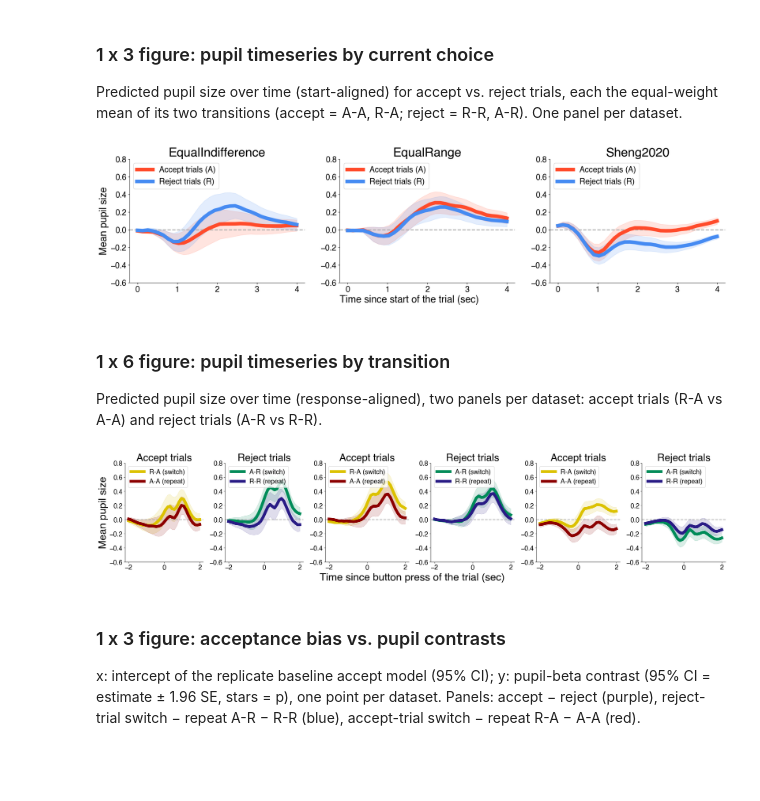
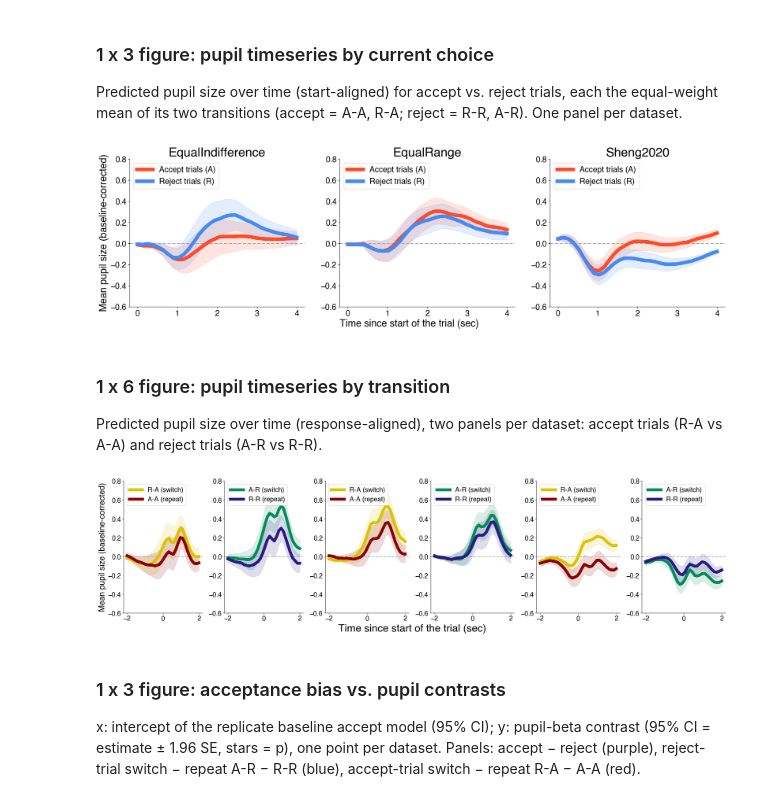
Before and after one commit to GusStgoReyes/riskhistory, a Jupyter notebook: figures_official/figure5_B.ipynb, the cells around one changed output. Drawn from its saved outputs; the diff is of its cells as text; code cells hidden in the pictures; blank space fills up the shorter version.

```diff
--- a/figures_official/figure5_B.ipynb
+++ b/figures_official/figure5_B.ipynb
@@ -45,9 +45,7 @@ def plot_choice_timeseries_panel(ax, ds_avgpred, dataset, show_ylabel=False,
     ax.spines["right"].set_visible(False)
     ax.legend(loc="upper left", frameon=True)
     if show_ylabel:
-        ax.set_ylabel("Mean pupil size")
-    else:
-        ax.set_ylabel("\n")
+        ax.set_ylabel("Mean pupil size (baseline-corrected)")
     if show_dataset_label:
         ax.set_title(f"{DATASET_LABELS[dataset]}", va="top")
     if show_xlabel:
@@ -91,12 +89,8 @@ def plot_transition_timeseries_panel(ax, ds_avgpred, transitions, title,
     ax.spines["top"].set_visible(False)
     ax.spines["right"].set_visible(False)
     ax.legend(loc="upper left", frameon=True)
-    ax.set_title(title)
     if show_ylabel:
-        ax.set_ylabel("Mean pupil size", fontsize=plt.rcParams["axes.labelsize"]*1.3)
-    else:
-        if title == "Accept trials":
-            ax.set_ylabel("\n\n")
+        ax.set_ylabel("Mean pupil size (baseline-corrected)")
 
 
 # ----- Scatter: acceptance bias vs. pupil contrasts -----
@@ -154,27 +148,27 @@ Predicted pupil size over time (start-aligned) for accept vs. reject trials, eac
 # %%
 avgpred_choice_start = load_pupiltimeseries_avgpred_choice(alignment="start")
 
-fig, axes = plt.subplots(nrows=1, ncols=len(DATASETS), figsize=(24, 5))
+fig, axes = plt.subplots(nrows=1, ncols=len(DATASETS), figsize=(24, 6))
 for ds_idx, ds in enumerate(DATASETS):
     ds_avgpred = avgpred_choice_start[avgpred_choice_start["dataset"] == ds]
     plot_choice_timeseries_panel(
         axes[ds_idx], ds_avgpred, ds,
         show_ylabel=(ds_idx == 0),
         show_dataset_label=True,
         show_xlabel=(ds_idx == 1),
     )
 
 fig.savefig("saved/figure5_B_choice.svg", dpi=300, bbox_inches="tight")
 plt.show()
 # %% [output]
-[figure, old version]
+[figure, new version]
 # %% [markdown]
 ### 1 x 6 figure: pupil timeseries by transition
 Predicted pupil size over time (response-aligned), two panels per dataset: accept trials (R-A vs A-A) and reject trials (A-R vs R-R).
 # %%
 avgpred_response = load_pupiltimeseries_avgpred(alignment="response")
 
-fig = plt.figure(figsize=(24, 5), layout="constrained")
+fig = plt.figure(figsize=(24, 6), layout="constrained")
 subfigs = fig.subfigures(nrows=1, ncols=len(DATASETS))
 
 # --- One pair of panels per dataset: accept trials, reject trials ---
@@ -187,13 +181,13 @@ for ds_idx, (subfig, ds) in enumerate(zip(subfigs, DATASETS)):
             show_ylabel=(ds_idx == 0 and panel_idx == 0),
         )
 
-fig.supxlabel("Time since button press of the trial (sec)",
+fig.supxlabel("Time since start of the trial (sec)",
               fontsize=plt.rcParams["axes.labelsize"]*1.3)
 
 fig.savefig("saved/figure5_B_transitions.svg", dpi=300, bbox_inches="tight")
 plt.show()
 # %% [output]
-[figure, old version]
+[figure, new version]
 # %% [markdown]
 ### 1 x 3 figure: acceptance bias vs. pupil contrasts
 x: intercept of the replicate baseline accept model (95% CI); y: pupil-beta contrast (95% CI = estimate ± 1.96 SE, stars = p), one point per dataset. Panels: accept − reject (purple), reject-trial switch − repeat A-R − R-R (blue), accept-trial switch − repeat R-A − A-A (red).
```
Also changed, not shown: 10 other files.
